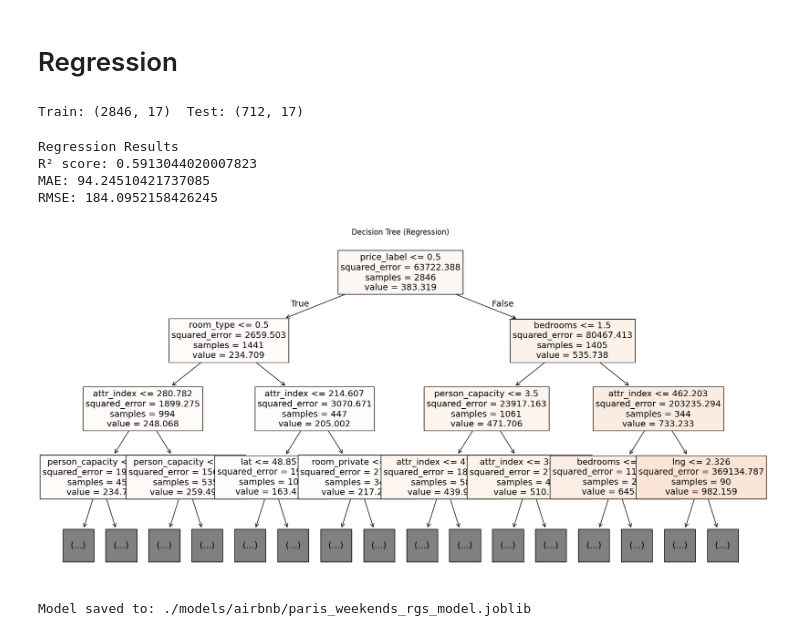
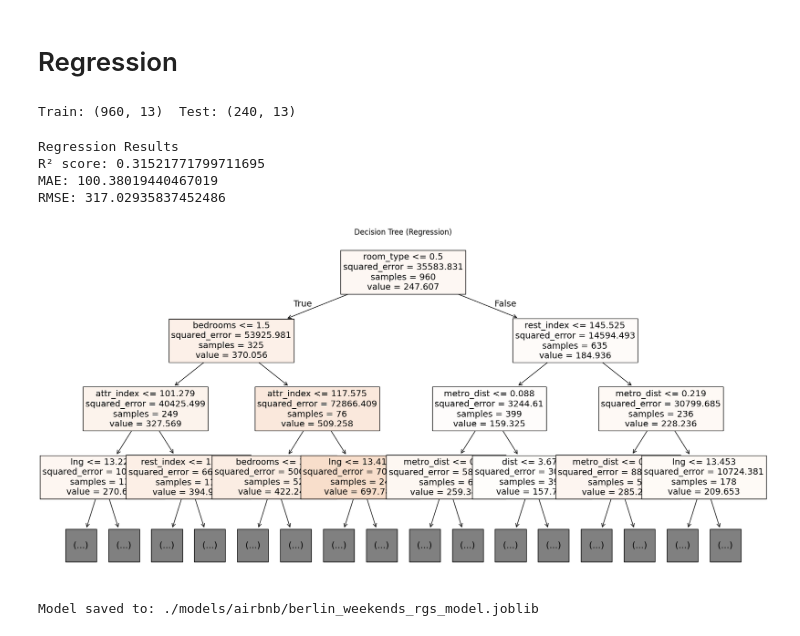
Before and after one commit to hoaiphuss/FinalML_NAT, a Jupyter notebook: airbnb.ipynb, the cells around one changed output. Cells and saved outputs as stored; diff of their text form; code cells hidden in the pictures.

```diff
--- a/airbnb.ipynb
+++ b/airbnb.ipynb
@@ -65,31 +128,37 @@ Model saved to: ./models/airbnb/paris_weekends_clf_model.joblib
 # %% [markdown]
 # Regression
+# %%
+cols_to_keep = [
+    'realSum', 'room_type', 'room_shared', 'room_private', 'person_capacity',
+    'biz', 'bedrooms', 'dist', 'metro_dist', 'attr_index', 'rest_index',
+    'lat', 'lng', 'cleanliness_rating'
+]
 # %%
 # Regression
-X_rgs = df.drop(columns=['realSum', 'Unnamed: 0', 'attr_index_norm', 'rest_index_norm'])
+X_rgs = df[cols_to_keep].drop(columns=['realSum'])
 y_rgs = df['realSum']
 
 X_rgs_train, X_rgs_test, y_rgs_train, y_rgs_test = train_test_split(X_rgs, y_rgs, test_size=0.2, random_state=42)
 print("Train:", X_rgs_train.shape, " Test:", X_rgs_test.shape)
 # %% [output]
-Train: (2846, 17)  Test: (712, 17)
+Train: (960, 13)  Test: (240, 13)
 # %%
-cart_rgs = DecisionTreeRegressor(max_depth=6, random_state=42)
+cart_rgs = DecisionTreeRegressor(max_depth=8, random_state=42)
 
 model, y_pred = evaluate_cart_model(
     model=cart_rgs,
     X_train=X_rgs_train,
     y_train=y_rgs_train,
     X_test=X_rgs_test,
     y_test=y_rgs_test,
     task='regression',
     plot_depth=3,
     path=f"./models/airbnb/{name}_rgs_model.joblib"  # lưu model vào file
 )
 # %% [output]
 Regression Results
-R² score: 0.5913044020007823
-MAE: 94.24510421737085
-RMSE: 184.0952158426245
+R² score: 0.31521771799711695
+MAE: 100.38019440467019
+RMSE: 317.02935837452486
-[figure, old version]
+[figure, new version]
-Model saved to: ./models/airbnb/paris_weekends_rgs_model.joblib
+Model saved to: ./models/airbnb/berlin_weekends_rgs_model.joblib
```
Also changed, not shown: parts of 14 cells of this notebook, 5 other files.
